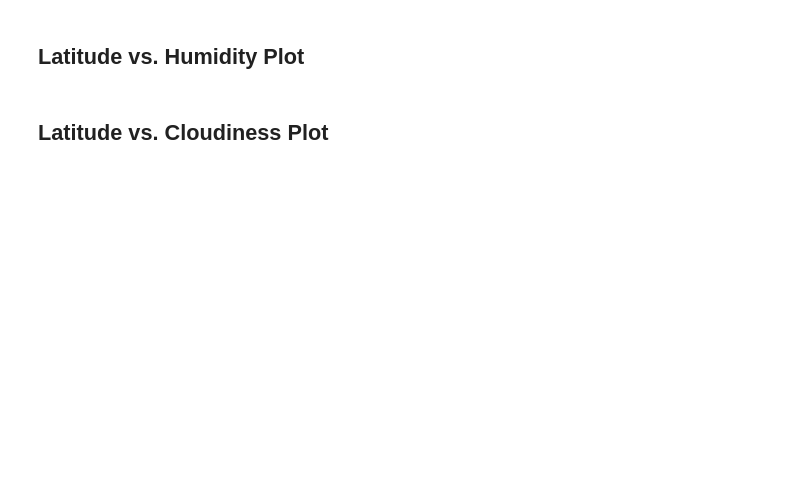
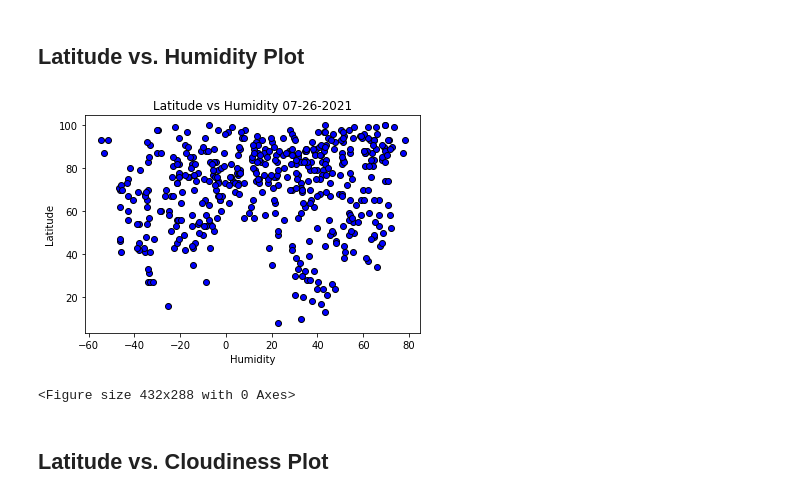
Before and after one commit to Clsegovia23/python-api-challenge, a Jupyter notebook: WeatherPy-Copy1.ipynb, the cells around one changed output. Drawn from its saved outputs; the diff is of its cells as text; code cells hidden in the pictures; blank space fills up the shorter version.

```diff
--- a/WeatherPy-Copy1.ipynb
+++ b/WeatherPy-Copy1.ipynb
@@ -132,4 +183,14 @@ Skip this step if there are no cities that have humidity > 100%.
 # %% [markdown]
 ## Latitude vs. Humidity Plot
+# %%
+plt.scatter(lat, humid, marker="o", facecolors="b", edgecolors="black")
+plt.title("Latitude vs Humidity 07-26-2021")
+plt.xlabel("Humidity")
+plt.ylabel("Latitude")
+plt.show()
+plt.savefig("output_data/Lat_vs_Humid.png")
+# %% [output]
+[figure, added]
+<Figure size 432x288 with 0 Axes>
 # %% [markdown]
 ## Latitude vs. Cloudiness Plot
```
Also changed, not shown: parts of 8 cells of this notebook, 4 other files.
